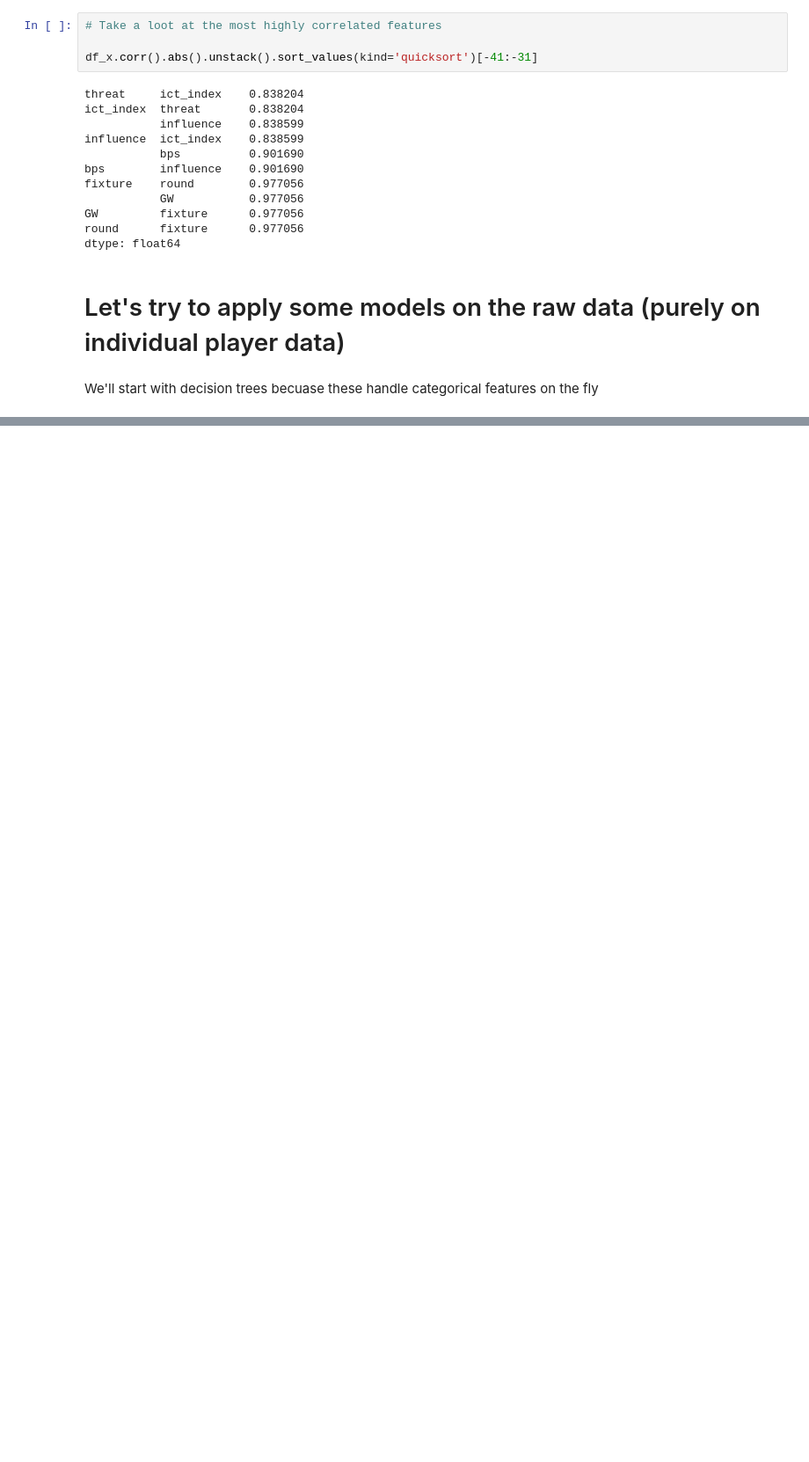
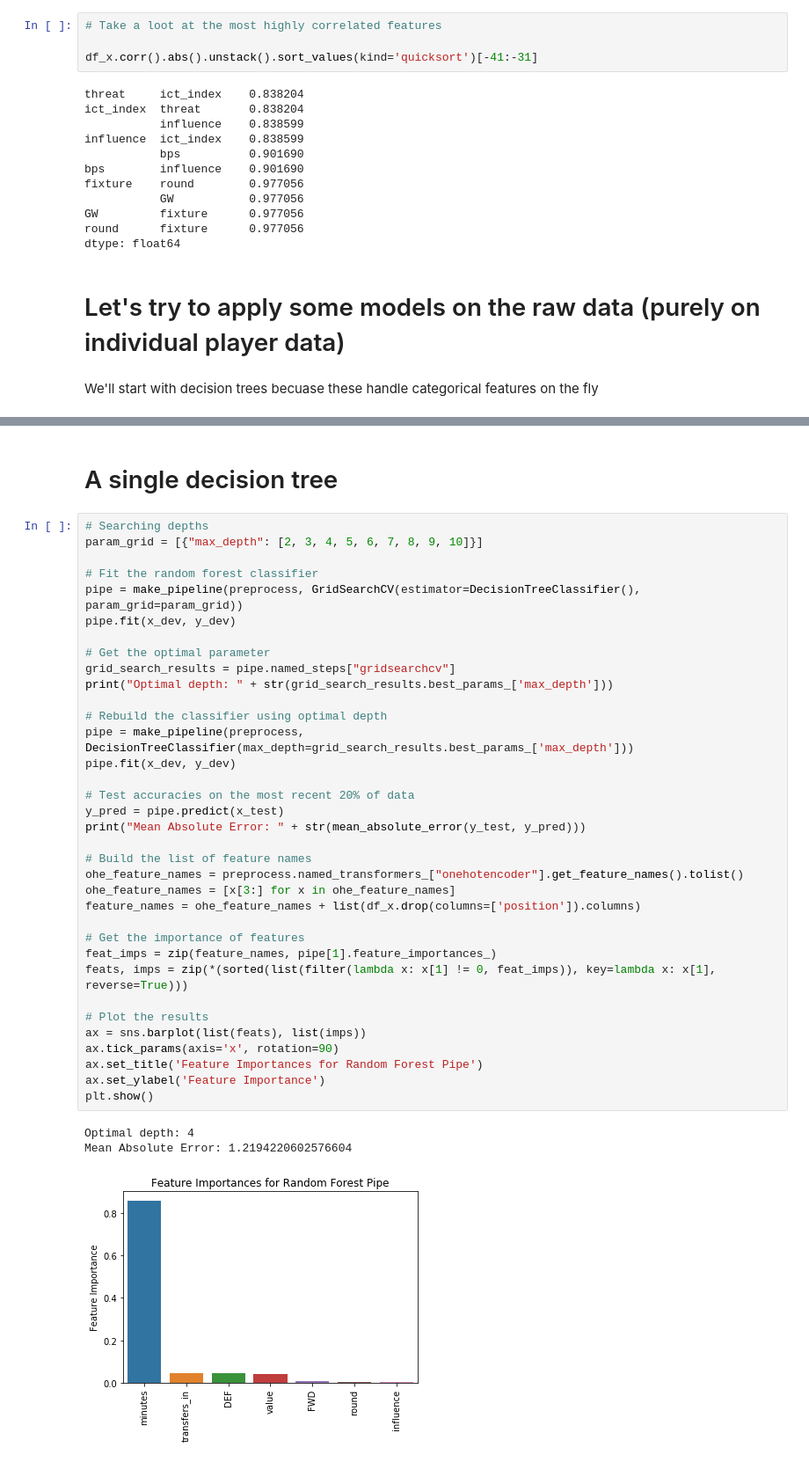
Before and after one commit to eklavyaj/FPL-Predictor, a Jupyter notebook: EDA-marvin.ipynb, the cells around one changed output, grey strips where cells are left out. Shown at 88% size. Cells and saved outputs as stored; diff of their text form; blank space fills up the shorter version.

```diff
--- a/EDA-marvin.ipynb
+++ b/EDA-marvin.ipynb
@@ -234,0 +228,41 @@ Mean Absolute Error: 1.2218344197505517
+# %% [markdown]
+# A single decision tree
+# %%
+# Searching depths
+param_grid = [{"max_depth": [2, 3, 4, 5, 6, 7, 8, 9, 10]}]
+
+# Fit the random forest classifier
+pipe = make_pipeline(preprocess, GridSearchCV(estimator=DecisionTreeClassifier(), param_grid=param_grid))
+pipe.fit(x_dev, y_dev)
+
+# Get the optimal parameter
+grid_search_results = pipe.named_steps["gridsearchcv"]
+print("Optimal depth: " + str(grid_search_results.best_params_['max_depth']))
+
+# Rebuild the classifier using optimal depth
+pipe = make_pipeline(preprocess, DecisionTreeClassifier(max_depth=grid_search_results.best_params_['max_depth']))
+pipe.fit(x_dev, y_dev)
+
+# Test accuracies on the most recent 20% of data
+y_pred = pipe.predict(x_test)
+print("Mean Absolute Error: " + str(mean_absolute_error(y_test, y_pred)))
+
+# Build the list of feature names
+ohe_feature_names = preprocess.named_transformers_["onehotencoder"].get_feature_names().tolist()
+ohe_feature_names = [x[3:] for x in ohe_feature_names]
+feature_names = ohe_feature_names + list(df_x.drop(columns=['position']).columns)
+
+# Get the importance of features
+feat_imps = zip(feature_names, pipe[1].feature_importances_)
+feats, imps = zip(*(sorted(list(filter(lambda x: x[1] != 0, feat_imps)), key=lambda x: x[1], reverse=True)))
+
+# Plot the results
+ax = sns.barplot(list(feats), list(imps))
+ax.tick_params(axis='x', rotation=90)
+ax.set_title('Feature Importances for Random Forest Pipe')
+ax.set_ylabel('Feature Importance')
+plt.show()
+# %% [output]
+Optimal depth: 4
+Mean Absolute Error: 1.2194220602576604
+[figure, added]
```
Also changed, not shown: parts of 15 cells of this notebook.
